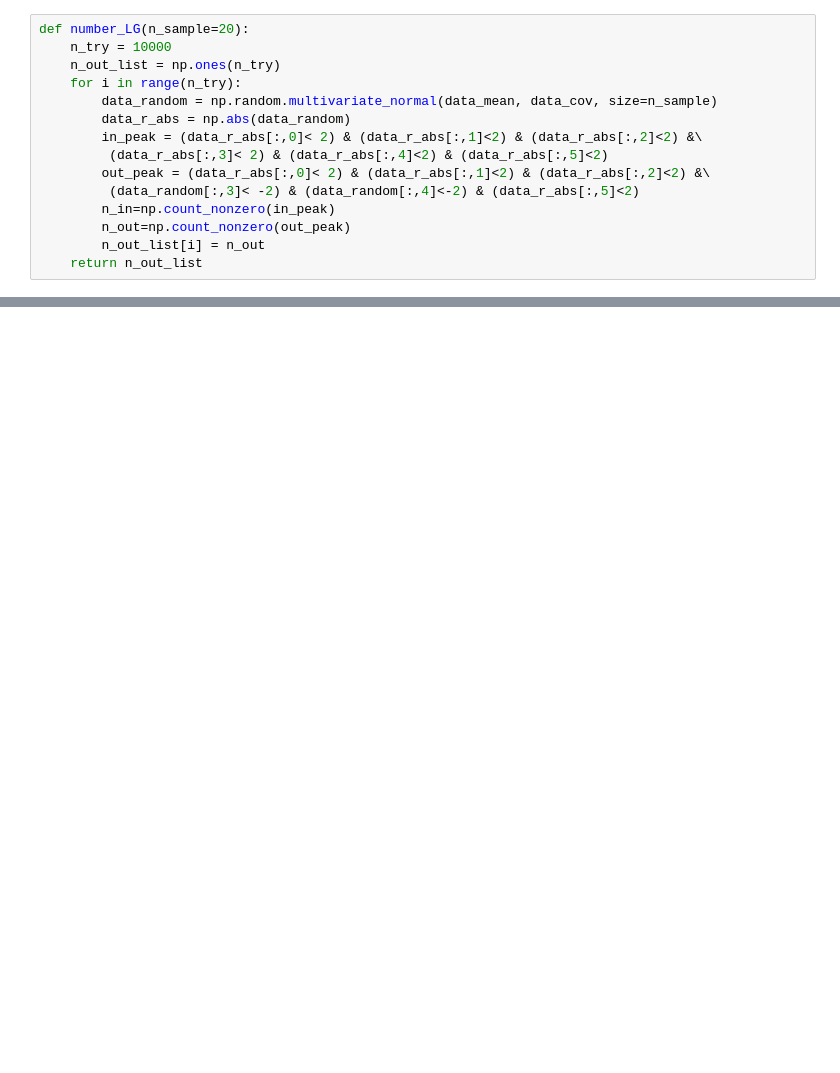
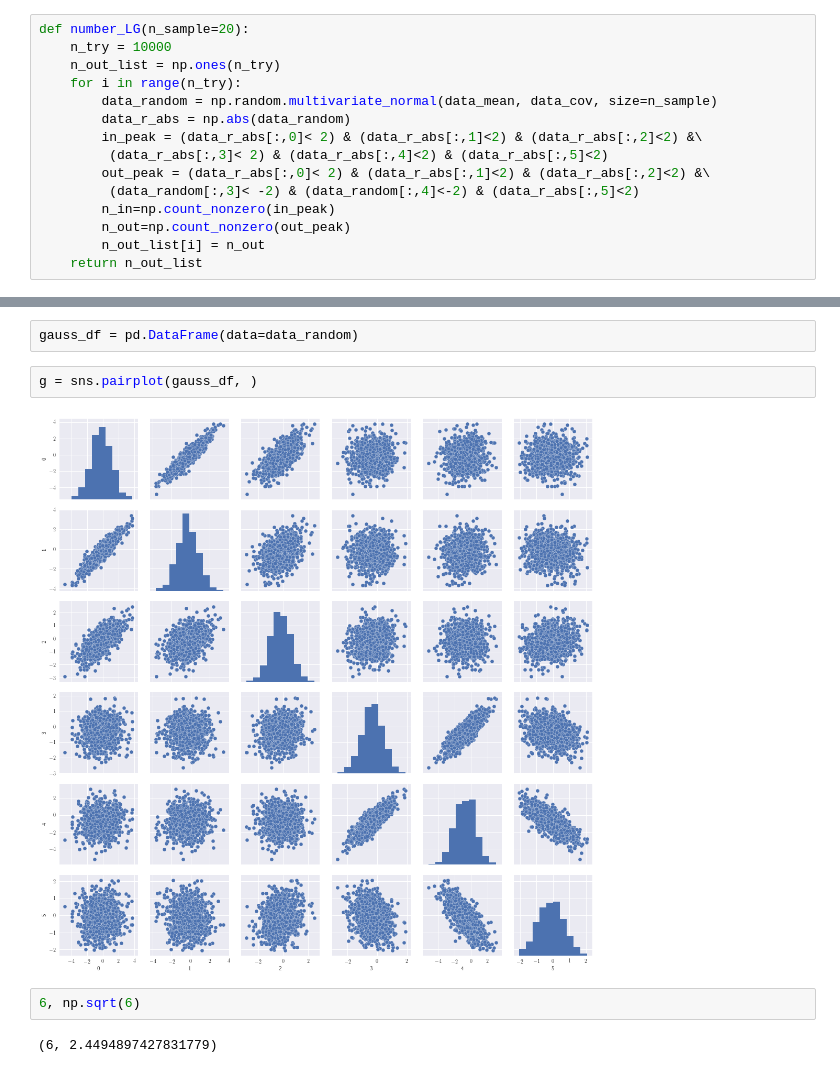
Before and after one commit to astroandes/SatelliteShapeLG, a Jupyter notebook: code/covariances.ipynb, the cells around one changed output, grey strips where cells are left out. Drawn from its saved outputs; the diff is of its cells as text; blank space fills up the shorter version.

```diff
--- a/code/covariances.ipynb
+++ b/code/covariances.ipynb
@@ -272,0 +272,10 @@ plt.savefig(filename, bbox_inches='tight')
+# %%
+gauss_df = pd.DataFrame(data=data_random)
+# %%
+g = sns.pairplot(gauss_df, )
+# %% [output]
+[figure, added]
+# %%
+6, np.sqrt(6)
+# %% [output]
+(6, 2.4494897427831779)
```
Also changed, not shown: parts of 9 cells of this notebook.
